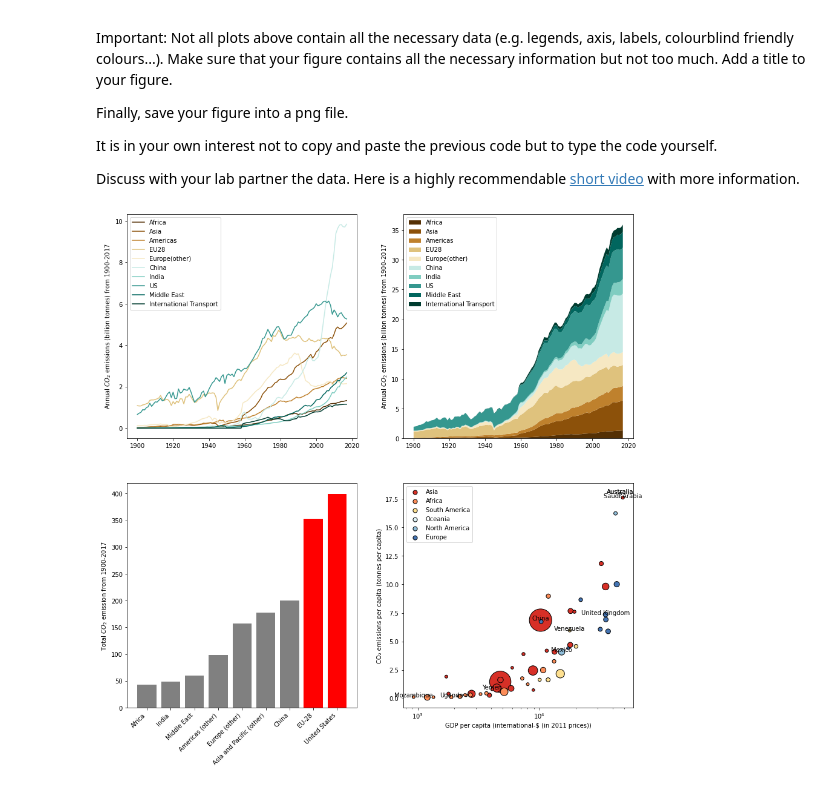
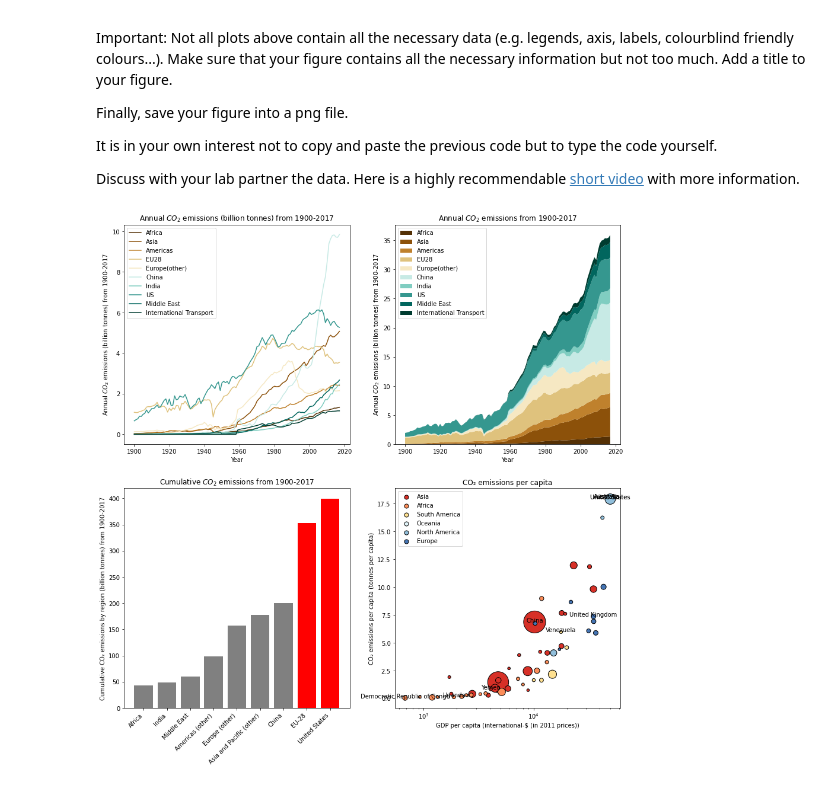
Before and after one commit to Inf2-FDS/FDS-S1-03-data-representation-01-solution, a Jupyter notebook: FDS-S1-03-data-representation-01-solution.ipynb, the cells around one changed output. Drawn from its saved outputs; the diff is of its cells as text; code cells hidden in the pictures.

```diff
--- a/FDS-S1-03-data-representation-01-solution.ipynb
+++ b/FDS-S1-03-data-representation-01-solution.ipynb
@@ -509,0 +543,11 @@ e) Use stackoverflow, to find out how to add names to data points in scatter plo
+# %%
+# OK, it looks like we can make the following substitutions and merge again - there still will be on
+# country fewer in the co2_vs_gdp_by_continent data frame than in the co2_vs_gdp data frame
+drinks_by_country2 = drinks_by_country
+drinks_by_country2['Country'].replace({'USA': 'United States',
+                                          'DR Congo': 'Democratic Republic of Congo',
+                                          'Russian Federation': 'Russia'}, inplace=True)
+
+co2_vs_gdp_by_continent = pd.merge(co2_vs_gdp, drinks_by_country2, left_on=['Entity'],right_on=['Country'], how='inner')
+## Note that co2_vs_gdp_by_continent has fewer rows than co2_vs_gdp
+print('# rows in drinks_by_country: %d; # rows in co2_vs_gdp: %d; # rows in co2_vs_gdp_by_continent: %d'%(len(drinks_by_country), len(co2_vs_gdp), len(co2_vs_gdp_by_continent)))
@@ -581,6 +619,16 @@ Discuss with your lab partner the data. Here is a highly recommendable [short vi
 # %%
 # Your code
 fig, ((ax1, ax2),(ax3,ax4)) = plt.subplots(2,2, figsize = (15,15))
+
+# Note: this looks OK in a Jupyter notebook. To put into a report with legible font sizes,
+# ideally we'd use plt.figure(figsize=(6,6)), which would mean we'd need
+# to fix problems with overlapping labels and axis names. "plt.tight_layout()" right at the end
+# would help a bit. We might also be able to reduce the fontsize to
+# 8pt like this:
+# import matplotlib
+# matplotlib.rcParams['font.size'] = 8
+# But there would still be other tweaks required to make the plots look really good
+
 # First plot
 
 ax1.plot(annual_co2_africa['Year'], annual_co2_africa['Annual CO₂ emissions (tonnes )']/1e9, '#543005')
@@ -593,7 +641,9 @@ ax1.plot(annual_co2_india['Year'], annual_co2_india['Annual CO₂ emissions (ton
 ax1.plot(annual_co2_us['Year'], annual_co2_us['Annual CO₂ emissions (tonnes )']/1e9, '#35978f')
 ax1.plot(annual_co2_middleeast['Year'], annual_co2_middleeast['Annual CO₂ emissions (tonnes )']/1e9, '#01665e')
 ax1.plot(annual_co2_international['Year'], annual_co2_international['Annual CO₂ emissions (tonnes )']/1e9, '#003c30')
+ax1.set_xlabel('Year')
 ax1.set_ylabel('Annual $CO_2$ emissions (billion tonnes) from 1900-2017')
+ax1.set_title('Annual $CO_2$ emissions (billion tonnes) from 1900-2017')
 ax1.legend(['Africa', 'Asia','Americas', 'EU28', 'Europe(other)', 'China', 'India', 'US', 'Middle East', 'International Transport'])
 
 # Second plot
@@ -610,6 +660,8 @@ ax2.stackplot(annual_co2_africa['Year'], # x value
               annual_co2_middleeast['Annual CO₂ emissions (tonnes )']/1e9,
               annual_co2_international['Annual CO₂ emissions (tonnes )']/1e9, colors=['#543005','#8c510a','#bf812d','#dfc27d','#f6e8c3','#c7eae5','#80cdc1','#35978f','#01665e','#003c30'])
 ax2.legend(['Africa', 'Asia','Americas', 'EU28', 'Europe(other)', 'China', 'India', 'US', 'Middle East', 'International Transport'], loc='upper left')
+ax2.set_xlabel('Year')
+ax2.set_title('Annual $CO_2$ emissions from 1900-2017')
 ax2.set_ylabel('Annual $CO_2$ emissions (billion tonnes) from 1900-2017')
 
 #Third plot
@@ -617,7 +669,8 @@ ax2.set_ylabel('Annual $CO_2$ emissions (billion tonnes) from 1900-2017')
 ax3.bar(region, co2_emissions, color=['grey', 'grey', 'grey', 'grey', 'grey', 'grey', 'grey', 'red', 'red'])
 ax3.set_xticks(region)
 ax3.set_xticklabels(region, rotation=45, ha='right')
-ax3.set_ylabel('Total $CO_2$ emission from 1900-2017')
+ax3.set_ylabel('Cumulative CO₂ emissions by region (billion tonnes) from 1900-2017')
+ax3.set_title('Cumulative $CO_2$ emissions from 1900-2017')
 
 # Fourth plot
 
@@ -625,31 +678,33 @@ for i in range(len(continents)):
     co2_vs_gdp_by_single_continent = co2_vs_gdp_by_continent[co2_vs_gdp_by_continent['Continent'] == continents[i]]
     scatter = ax4.scatter(co2_vs_gdp_by_single_continent['GDP per capita (international-$ (in 2011 prices))'],
                 co2_vs_gdp_by_single_continent['CO₂ emissions per capita (tonnes per capita)'],
                 c=colours[i],
                 s=co2_vs_gdp_by_single_continent['Total population (Gapminder)']/1e6,
                 edgecolors='k')
 ax4.set_xlabel('GDP per capita (international-$ (in 2011 prices))')
 ax4.set_ylabel('CO₂ emissions per capita (tonnes per capita)')
+ax4.set_title('CO₂ emissions per capita')
+
 ax4.set_xscale('log')
 lgnd = ax4.legend(loc="upper left", labels=continents)
 for i in range(len(continents)):
     lgnd.legendHandles[i]._sizes = [50]
 
 largest_population = co2_vs_gdp_by_continent[co2_vs_gdp_by_continent['Total population (Gapminder)'] == max(co2_vs_gdp_by_continent['Total population (Gapminder)'])].iloc[0]['Entity']
 highest_gdp = co2_vs_gdp_by_continent[co2_vs_gdp_by_continent['GDP per capita (international-$ (in 2011 prices))'] == max(co2_vs_gdp_by_continent['GDP per capita (international-$ (in 2011 prices))'])].iloc[0]['Entity']
 lowest_gdp  = co2_vs_gdp_by_continent[co2_vs_gdp_by_continent['GDP per capita (international-$ (in 2011 prices))'] == min(co2_vs_gdp_by_continent['GDP per capita (international-$ (in 2011 prices))'])].iloc[0]['Entity']
 highest_co2 = co2_vs_gdp_by_continent[co2_vs_gdp_by_continent['CO₂ emissions per capita (tonnes per capita)'] == max(co2_vs_gdp_by_continent['CO₂ emissions per capita (tonnes per capita)'])].iloc[0]['Entity']
 countries = [co2_vs_gdp_by_continent[co2_vs_gdp_by_continent['Continent'] == continent].iloc[-1]['Entity'] for continent in continents]
 countries.append(largest_population)
 countries.append(highest_gdp)
 countries.append(lowest_gdp)
 countries.append(highest_co2)
 
 for i in range(len(countries)):
     ax4.annotate(countries[i], # this is the text
                  (co2_vs_gdp_by_continent[co2_vs_gdp_by_continent['Entity'] == countries[i]]['GDP per capita (international-$ (in 2011 prices))'],co2_vs_gdp_by_continent[co2_vs_gdp_by_continent['Entity'] == countries[i]]['CO₂ emissions per capita (tonnes per capita)']), # this is the point to label
                  ha='center') # horizontal alignment can be left, right or center
 
 fig.savefig("CO2_emissions.png")
 # %% [output]
-[figure, old version]
+[figure, new version]
```
Also changed, not shown: parts of 11 cells of this notebook.
